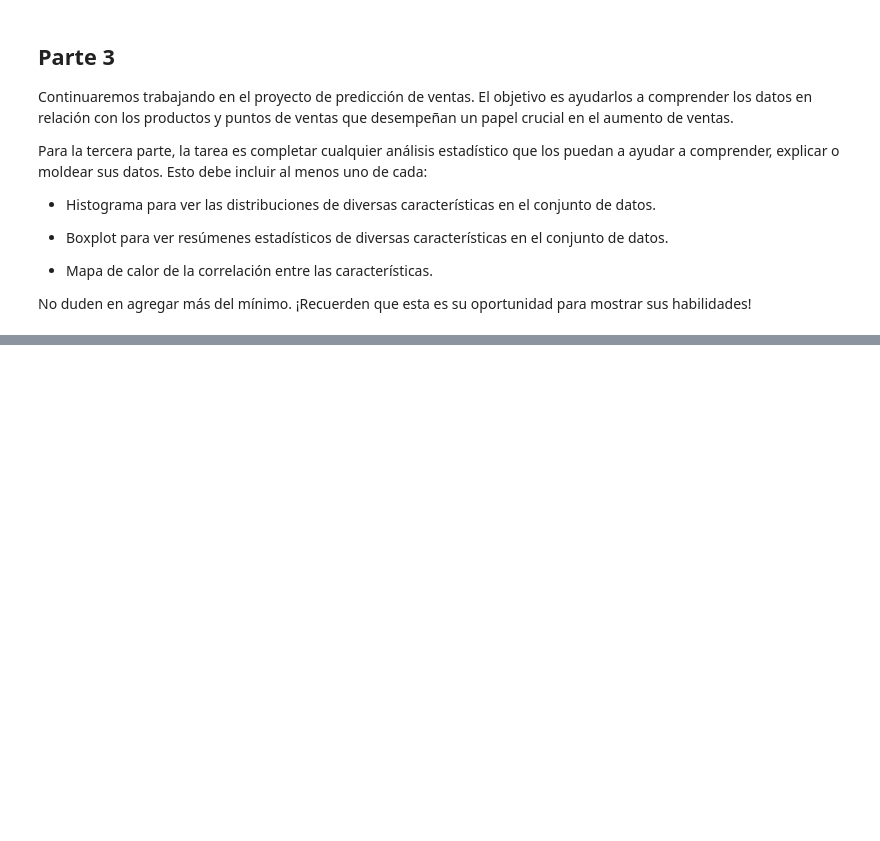
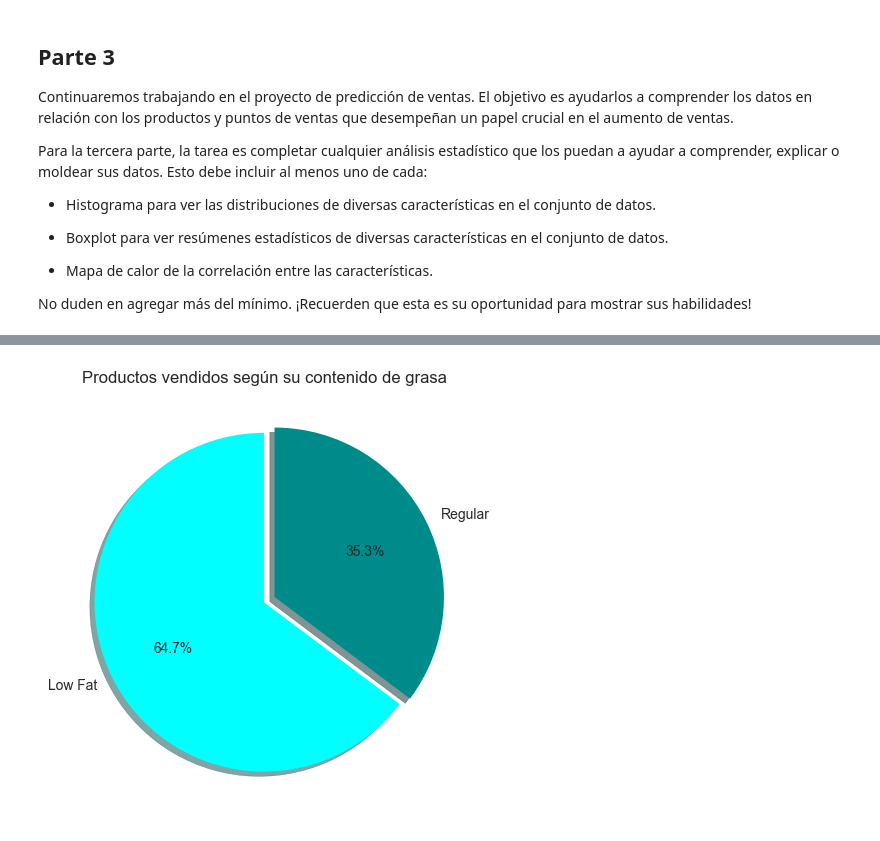
Before and after one commit to JosePabloYolito/FoodSales-predictions, a Jupyter notebook: FoodSales-Predictions.ipynb, the cells around one changed output, grey strips where cells are left out. Saved outputs shown, nothing was run; the diff lists cells and outputs as text; code cells hidden in the pictures; blank space fills up the shorter version.

```diff
--- a/FoodSales-Predictions.ipynb
+++ b/FoodSales-Predictions.ipynb
@@ -488,0 +379,13 @@ sns.heatmap(corr, cmap = 'Reds', annot=True)
+# %%
+# Gráfico 1
+# Vemaos si hay una tendencia por parte de los cinsumidores de consumir alimentos saludables
+colores = ["cyan", "darkcyan"]
+plt.pie(df["Item_Fat_Content"].value_counts().values,
+labels = df["Item_Fat_Content"].value_counts().index, autopct='%.1f%%', startangle= 90 ,
+explode = (0,0.07),colors = colores, shadow = True);
+plt.title("Productos vendidos según su contenido de grasa");
+
+# A partir del gráfico de torta, podemos concluir que gran parte de los clientes compran alimentos bajo en grasa.
+# Por lo que signficica que están concientes de vivir una vida saludable.
+# %% [output]
+[figure, added]
```
Also changed, not shown: parts of 29 cells of this notebook.
